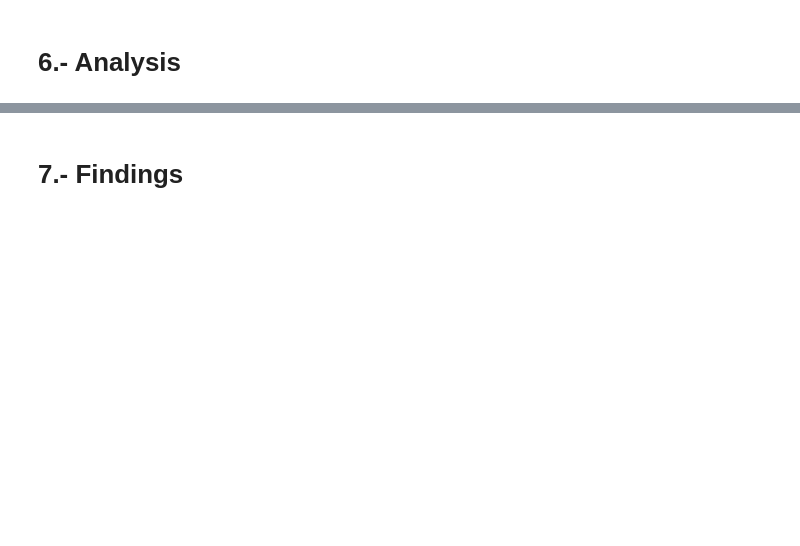
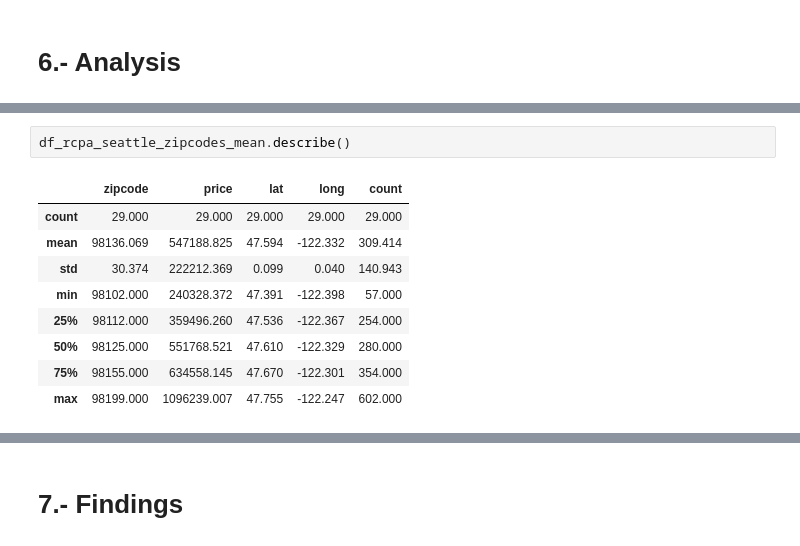
Before and after one commit to erickCantu/EDA_Project_KC_Housesales, a Jupyter notebook: 2022-06-01_eda_project.ipynb, the cells around one changed output, grey strips where cells are left out. Cells and saved outputs as stored; diff of their text form; blank space fills up the shorter version.

```diff
--- a/2022-06-01_eda_project.ipynb
+++ b/2022-06-01_eda_project.ipynb
@@ -200,0 +260,12 @@ df_rcpa['sqft_basement'] = df_rcpa['sqft_basement'].astype('float64')
+# %%
+df_rcpa_seattle_zipcodes_mean.describe()
+# %% [output]
+|  | zipcode | price | lat | long | count |
+| count | 29.000 | 29.000 | 29.000 | 29.000 | 29.000 |
+| mean | 98136.069 | 547188.825 | 47.594 | -122.332 | 309.414 |
+| std | 30.374 | 222212.369 | 0.099 | 0.040 | 140.943 |
+| min | 98102.000 | 240328.372 | 47.391 | -122.398 | 57.000 |
+| 25% | 98112.000 | 359496.260 | 47.536 | -122.367 | 254.000 |
+| 50% | 98125.000 | 551768.521 | 47.610 | -122.329 | 280.000 |
+| 75% | 98155.000 | 634558.145 | 47.670 | -122.301 | 354.000 |
+| max | 98199.000 | 1096239.007 | 47.755 | -122.247 | 602.000 |
```
Also changed, not shown: parts of 28 cells of this notebook, 2 other files.
